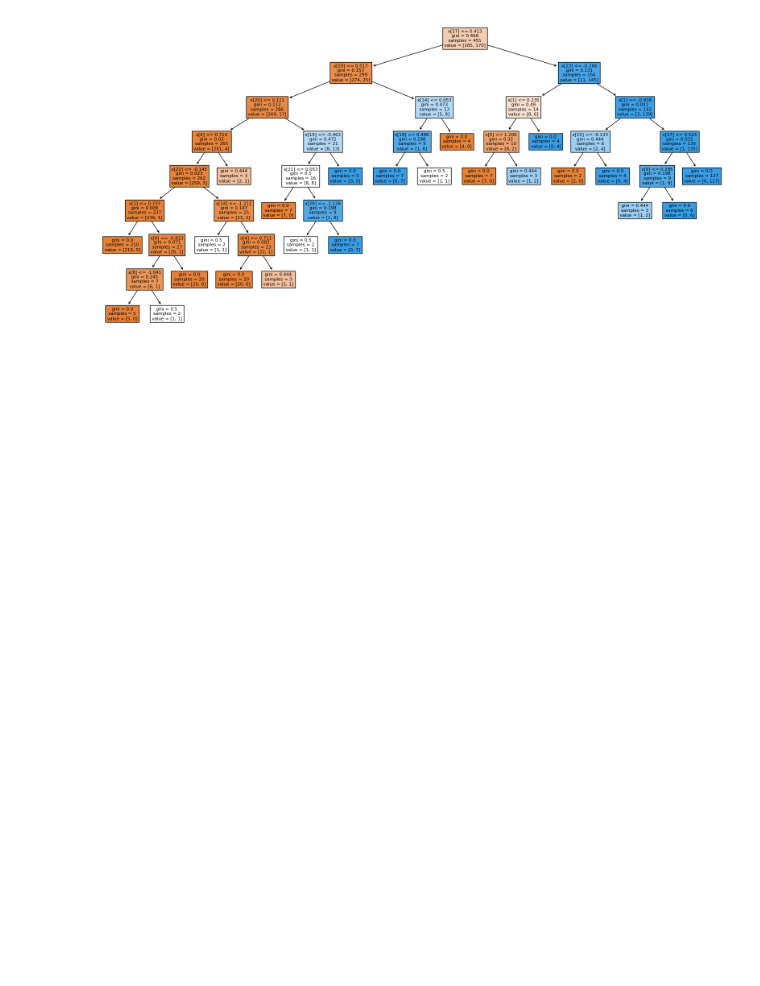
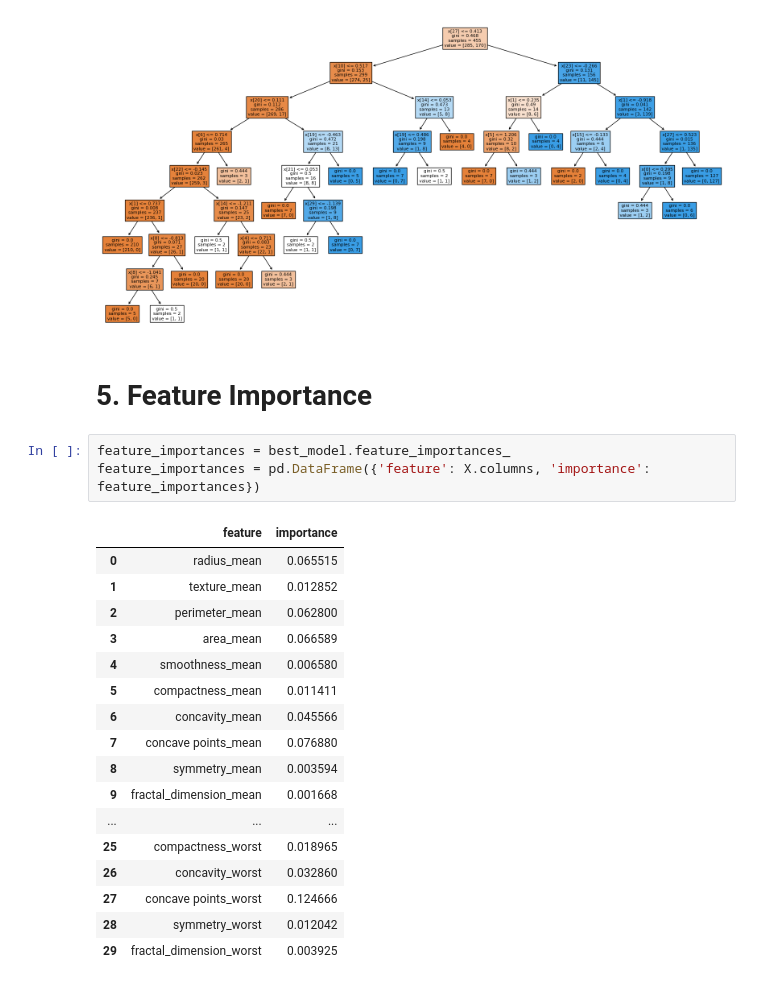
Before and after one commit to MaxiRuess/ML_101, a Jupyter notebook: notebooks/RF_Classifier.ipynb, the cells around one changed output. Cells and saved outputs as stored; diff of their text form; blank space fills up the shorter version.

```diff
--- a/notebooks/RF_Classifier.ipynb
+++ b/notebooks/RF_Classifier.ipynb
@@ -100,3 +109,26 @@ plot_tree(best_model.estimators_[0], filled=True)
 plt.show()
 # %% [output]
 [figure]
+# %% [markdown]
+# 5. Feature Importance
+# %%
+feature_importances = best_model.feature_importances_
+feature_importances = pd.DataFrame({'feature': X.columns, 'importance': feature_importances})
+# %% [output]
+|  | feature | importance |
+| 0 | radius_mean | 0.065515 |
+| 1 | texture_mean | 0.012852 |
+| 2 | perimeter_mean | 0.062800 |
+| 3 | area_mean | 0.066589 |
+| 4 | smoothness_mean | 0.006580 |
+| 5 | compactness_mean | 0.011411 |
+| 6 | concavity_mean | 0.045566 |
+| 7 | concave points_mean | 0.076880 |
+| 8 | symmetry_mean | 0.003594 |
+| 9 | fractal_dimension_mean | 0.001668 |
+| ... | ... | ... |
+| 25 | compactness_worst | 0.018965 |
+| 26 | concavity_worst | 0.032860 |
+| 27 | concave points_worst | 0.124666 |
+| 28 | symmetry_worst | 0.012042 |
+| 29 | fractal_dimension_worst | 0.003925 |
```
Also changed, not shown: parts of 6 cells of this notebook, 1 other file.
